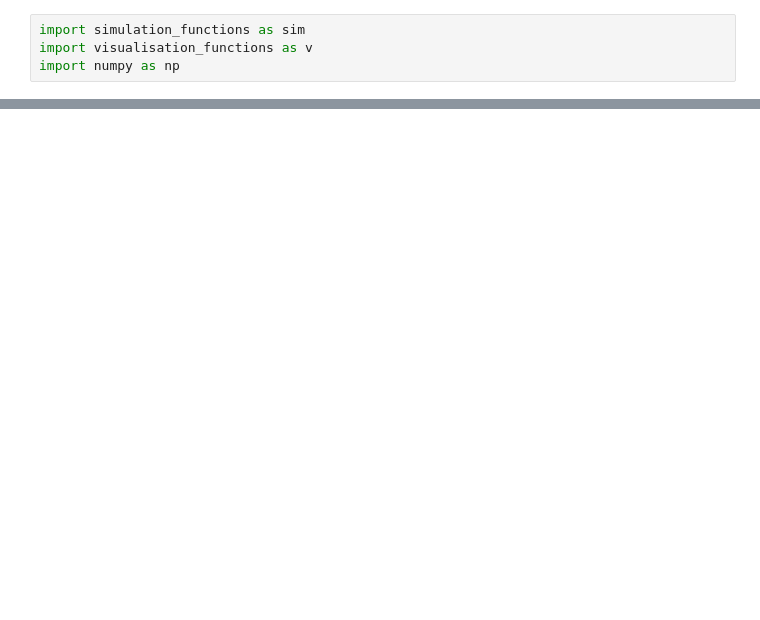
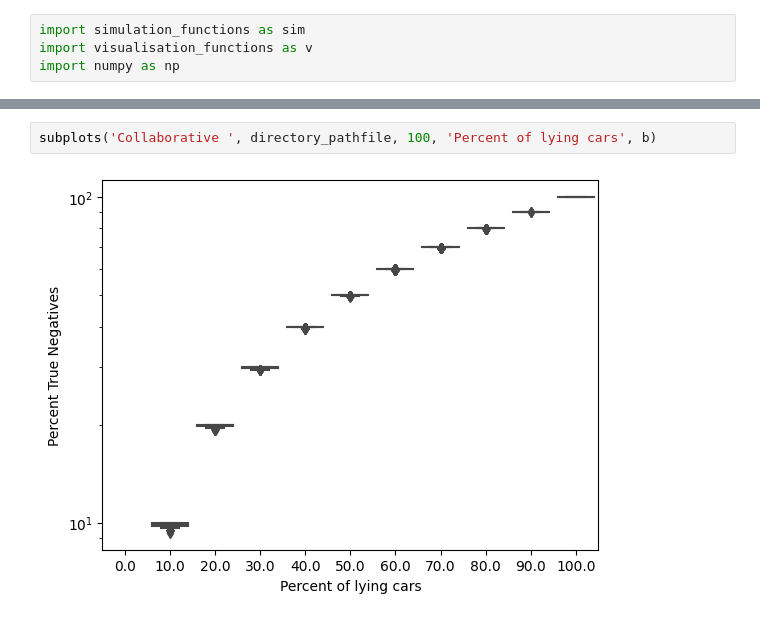
Before and after one commit to aidamanzano/Proof-of-Location, a Jupyter notebook: new_simulations.ipynb, the cells around one changed output, grey strips where cells are left out. Cells and saved outputs as stored; diff of their text form; blank space fills up the shorter version.

```diff
--- a/new_simulations.ipynb
+++ b/new_simulations.ipynb
@@ -87,0 +202,4 @@ v.subplots('Collaborative ', directory_pathfile, 20, 'Percent of lying cars')
+# %%
+subplots('Collaborative ', directory_pathfile, 100, 'Percent of lying cars', b)
+# %% [output]
+[figure, added]
```
Also changed, not shown: parts of 7 cells of this notebook, 4 other files.
